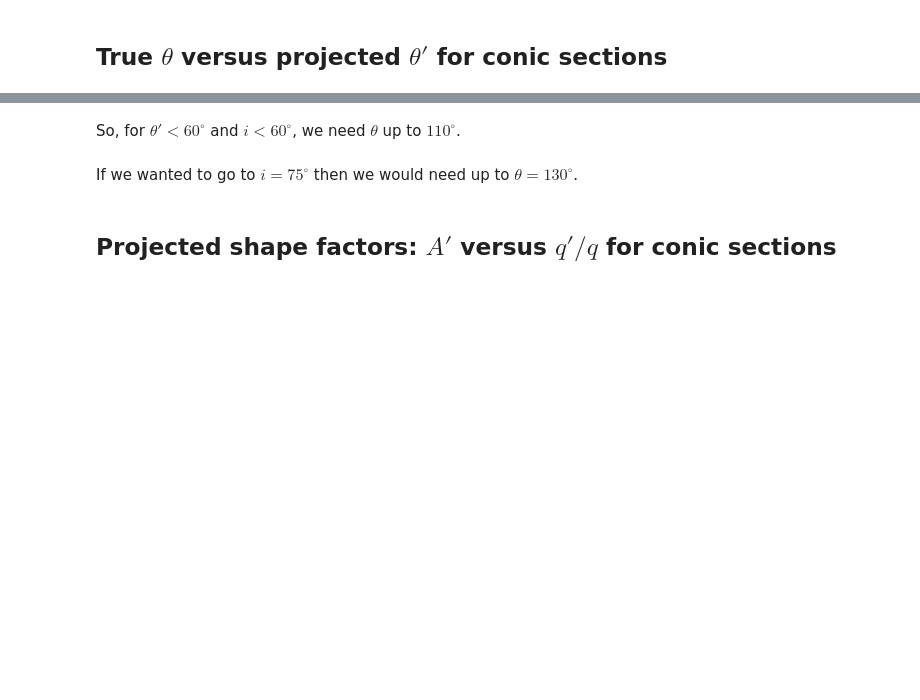
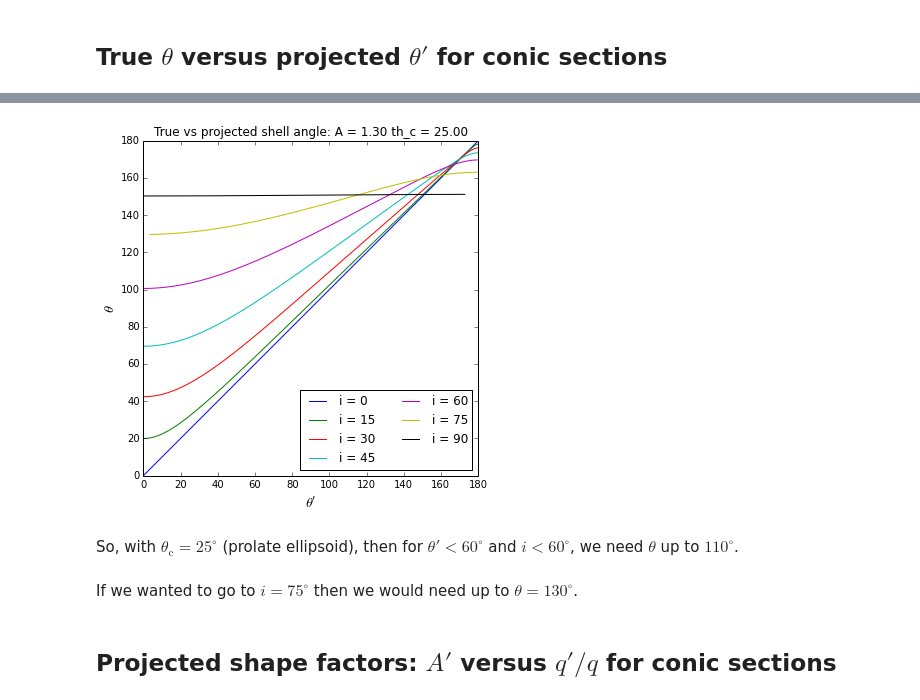
Before and after one commit to will-henney/bowshock-shape, a Jupyter notebook: Ellipse projection.ipynb, the cells around one changed output, grey strips where cells are left out. Saved outputs shown, nothing was run; the diff lists cells and outputs as text; code cells hidden in the pictures; blank space fills up the shorter version.

```diff
--- a/Ellipse projection.ipynb
+++ b/Ellipse projection.ipynb
@@ -33,5 +49,26 @@ gcf().set_size_inches(6, 6)
+# %%
+th_c = 25.0
+A = 1.3
+tmax = np.pi if th_c > 0.0 else 10.0
+e = conproj_utils.Conic(A=A, th_conic=th_c)
+for inc in [0.0, 15.0, 30.0, 45.0, 60.0, 75.0, 89.6]:
+    tmin = e.tparallel(inc)
+    t = e.make_t_array([tmin, tmax], 5000)
+    plot(e.theta_t(inc, t), e.theta(t),
+         '-',
+         label="i = {:.0f}".format(inc))
+xlabel(r"$\theta'$", fontsize="x-large")
+ylabel(r"$\theta$", fontsize="x-large")
+title('True vs projected shell angle: A = {:.2f} th_c = {:.2f}'.format(A, th_c))
+legend(ncol=2, loc="lower right")
+xlim(0.0, 180.0)
+ylim(0.0, 180.0)
+gcf().set_size_inches(6, 6)
+gcf().savefig('thetaprime-theta-conic.pdf')
+# %% [output]
+[figure, added]
 # %% [markdown]
-So, for $\theta' < 60^\circ$ and $i < 60^\circ$, we need $\theta$ up to $110^\circ$.
+So, with $\theta_{\mathrm{c}} = 25^\circ$ (prolate ellipsoid), then for $\theta' < 60^\circ$ and $i < 60^\circ$, we need $\theta$ up to $110^\circ$.
 # %% [markdown]
 If we wanted to go to $i = 75^\circ$ then we would need up to $\theta = 130^\circ$.
 # %% [markdown]
```
Also changed, not shown: parts of 11 cells of this notebook, 6 other files.
